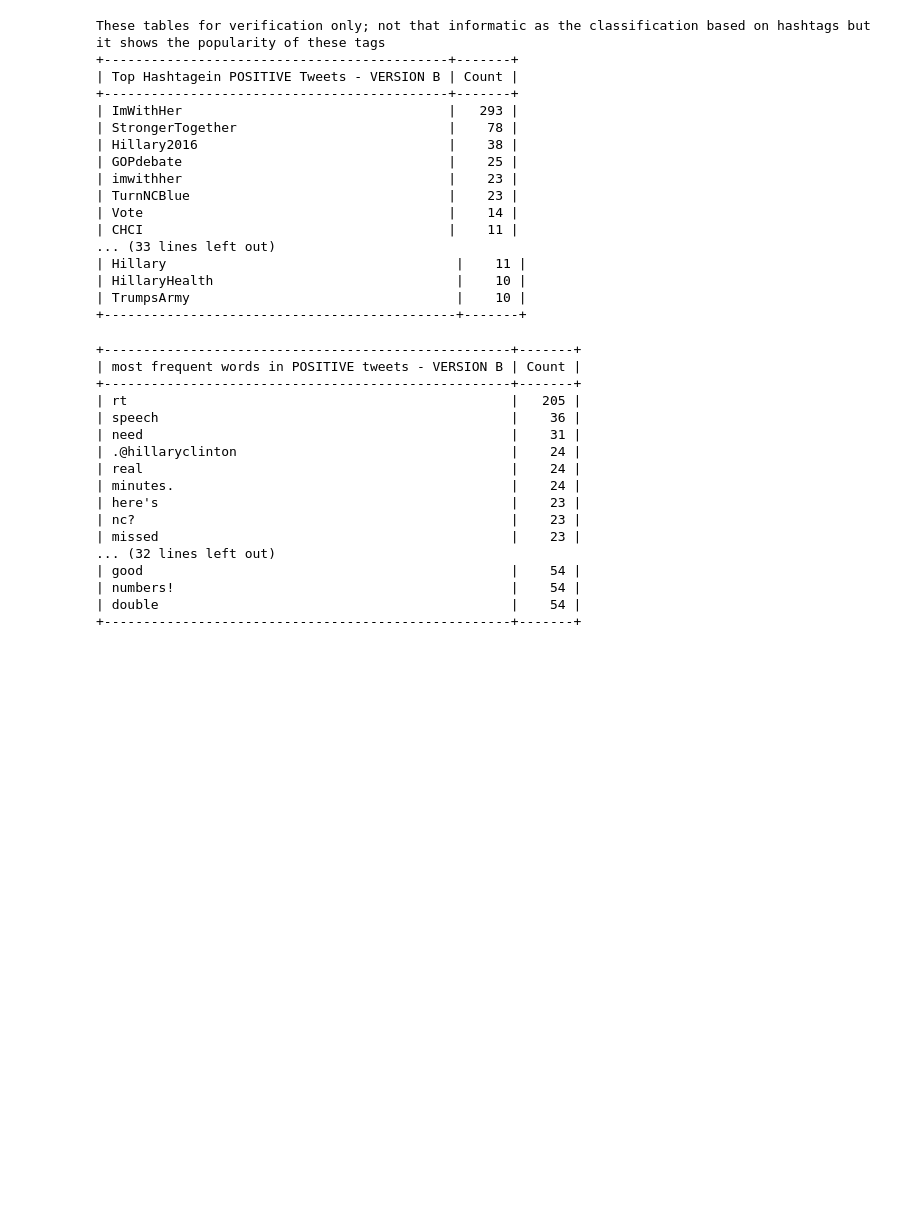
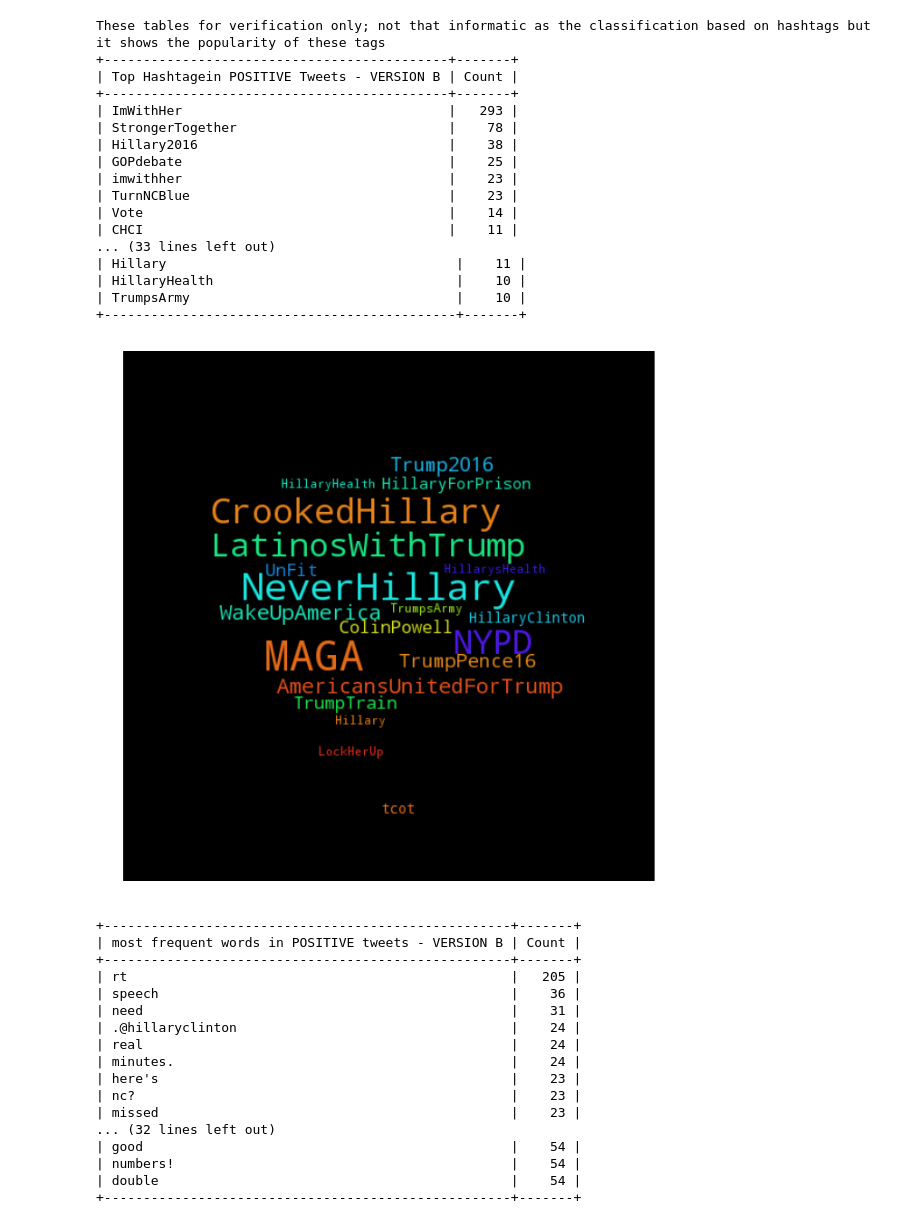
Before and after one commit to MBeaulieu22/casestudy1, a Jupyter notebook: CaseStudy1.ipynb, the cells around one changed output. Saved outputs shown, nothing was run; the diff lists cells and outputs as text; code cells hidden in the pictures; blank space fills up the shorter version.

Commit message:
add negative/positive wordcloud for hashtags

```diff
--- a/CaseStudy1.ipynb
+++ b/CaseStudy1.ipynb
@@ -672,3 +672,33 @@ These tables for verification only; not that informatic as the classification ba
 | HillaryHealth                               |    10 |
 | TrumpsArmy                                  |    10 |
 +---------------------------------------------+-------+
+# %%
+from wordcloud import WordCloud, STOPWORDS
+from PIL import Image
+import numpy as np
+import matplotlib.pyplot as plt
+
+%matplotlib inline
+# Top negative wordcloud plot
+
+hashtags = [ hashtag['text']
+     for tweet in negative_tweets
+         for hashtag in tweet['entities']['hashtags'] ]
+
+c = Counter(hashtags)
+
+up_mask = np.array(Image.open("down.png"))
+
+stopwords = list(STOPWORDS)
+stopwords.extend(["rt","another","wants","noun.","take","good","let's"])
+
+wordcloud = WordCloud(relative_scaling=0.2, mask=up_mask, background_color='black',stopwords=stopwords,max_font_size=40
+                         ).generate_from_frequencies(c.most_common()[:20])
+
+
+plt.figure().set_size_inches(10.5, 10.5)
+plt.imshow(wordcloud, cmap=plt.cm.gray)
+plt.axis("off")
+plt.show()
+# %% [output]
+[figure, added]
```
Also changed, not shown: parts of 1 cell of this notebook, 1 other file.
